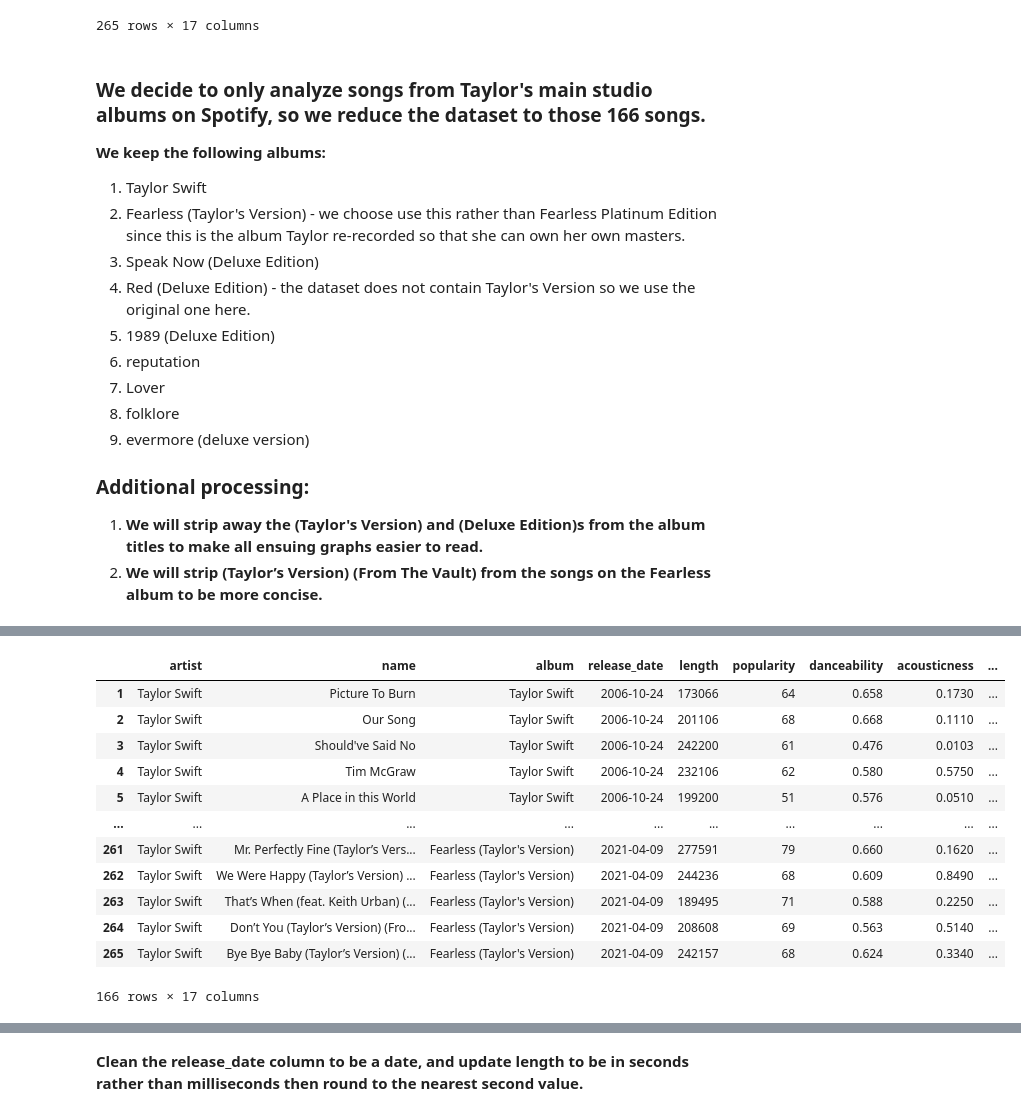
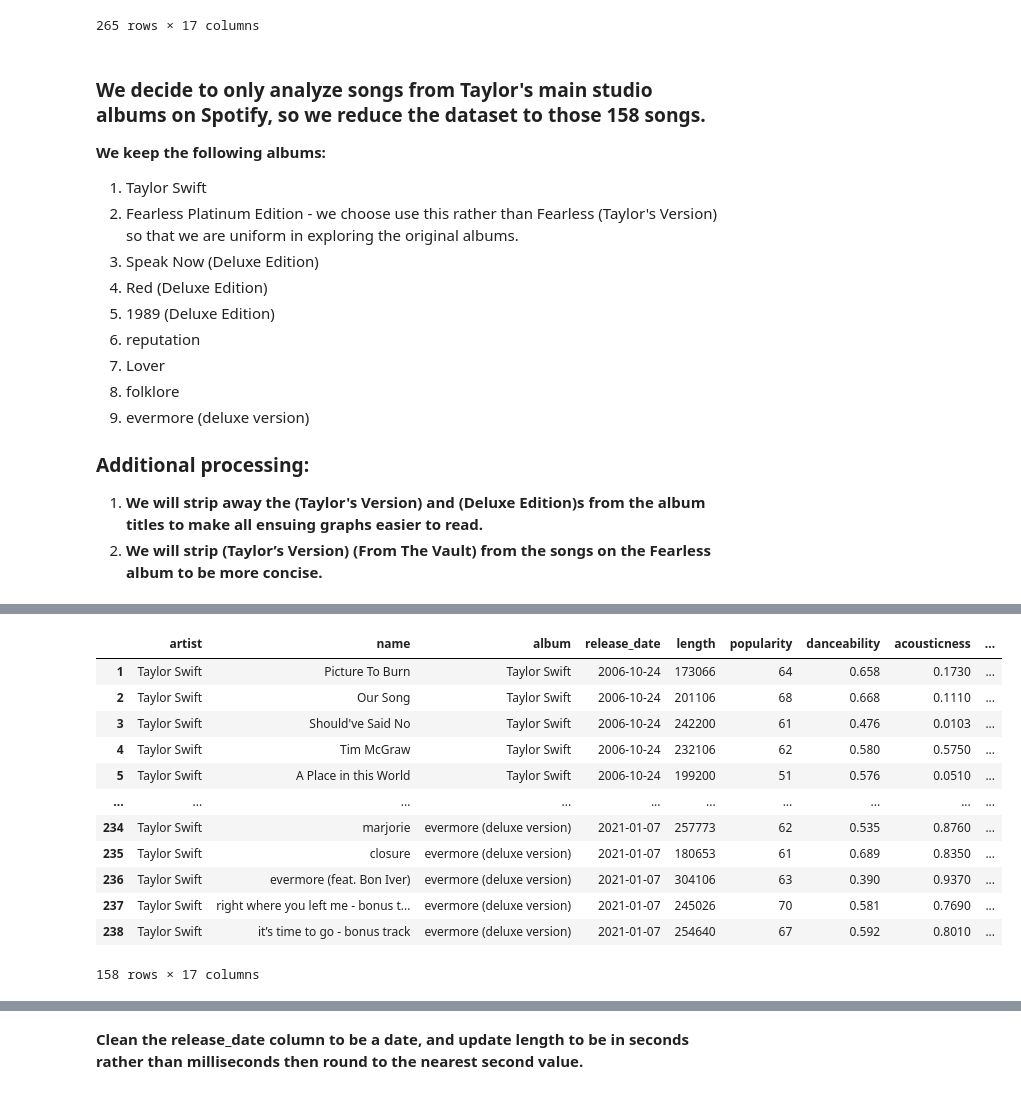
Before and after one commit to Wilb11/t-swift, a Jupyter notebook: taylor-swift-song-analysis.ipynb, the cells around one changed output, grey strips where cells are left out. Cells and saved outputs as stored; diff of their text form; code cells hidden in the pictures.

```diff
--- a/taylor-swift-song-analysis.ipynb
+++ b/taylor-swift-song-analysis.ipynb
@@ -42,12 +42,12 @@ df
 | 265 | Taylor Swift | Bye Bye Baby (Taylor’s Version) (... | Fearless (Taylor's Version) | 2021-04-09 | 242157 | 68 | 0.624 | 0.3340 | ... |
 265 rows × 17 columns
 # %% [markdown]
-### We decide to only analyze songs from Taylor's main studio albums on Spotify, so we reduce the dataset to those 166 songs.
+### We decide to only analyze songs from Taylor's main studio albums on Spotify, so we reduce the dataset to those 158 songs.
 **We keep the following albums:**
 1. Taylor Swift
-2. Fearless (Taylor's Version) - we choose use this rather than Fearless Platinum Edition since this is the album Taylor re-recorded so that she can own her own masters.
+2. Fearless Platinum Edition  - we choose use this rather than Fearless (Taylor's Version) so that we are uniform in exploring the original albums.
 3. Speak Now (Deluxe Edition)
-4. Red (Deluxe Edition) - the dataset does not contain Taylor's Version so we use the original one here.
+4. Red (Deluxe Edition)
 5. 1989 (Deluxe Edition)
 6. reputation
 7. Lover
@@ -80,24 +80,24 @@ You Need To Calm Down (Clean Bandit Remix)
 Name: album, dtype: int64
 # %%
 # filter the df for only the albums we want
-albums_to_keep = ["Taylor Swift", "Fearless (Taylor's Version)", "Speak Now (Deluxe Edition)","Red (Deluxe Edition)",
+albums_to_keep = ["Taylor Swift", "Fearless Platinum Edition", "Speak Now (Deluxe Edition)","Red (Deluxe Edition)",
                   "1989 (Deluxe Edition)", "reputation", "Lover", "folklore", "evermore (deluxe version)"]
 
 df = df[df['album'].isin(albums_to_keep)]
 df
 # %% [output]
 |  | artist | name | album | release_date | length | popularity | danceability | acousticness | ... |
 | 1 | Taylor Swift | Picture To Burn | Taylor Swift | 2006-10-24 | 173066 | 64 | 0.658 | 0.1730 | ... |
 | 2 | Taylor Swift | Our Song | Taylor Swift | 2006-10-24 | 201106 | 68 | 0.668 | 0.1110 | ... |
 | 3 | Taylor Swift | Should've Said No | Taylor Swift | 2006-10-24 | 242200 | 61 | 0.476 | 0.0103 | ... |
 | 4 | Taylor Swift | Tim McGraw | Taylor Swift | 2006-10-24 | 232106 | 62 | 0.580 | 0.5750 | ... |
 | 5 | Taylor Swift | A Place in this World | Taylor Swift | 2006-10-24 | 199200 | 51 | 0.576 | 0.0510 | ... |
 | ... | ... | ... | ... | ... | ... | ... | ... | ... | ... |
-| 261 | Taylor Swift | Mr. Perfectly Fine (Taylor’s Vers... | Fearless (Taylor's Version) | 2021-04-09 | 277591 | 79 | 0.660 | 0.1620 | ... |
-| 262 | Taylor Swift | We Were Happy (Taylor’s Version) ... | Fearless (Taylor's Version) | 2021-04-09 | 244236 | 68 | 0.609 | 0.8490 | ... |
-| 263 | Taylor Swift | That’s When (feat. Keith Urban) (... | Fearless (Taylor's Version) | 2021-04-09 | 189495 | 71 | 0.588 | 0.2250 | ... |
-| 264 | Taylor Swift | Don’t You (Taylor’s Version) (Fro... | Fearless (Taylor's Version) | 2021-04-09 | 208608 | 69 | 0.563 | 0.5140 | ... |
-| 265 | Taylor Swift | Bye Bye Baby (Taylor’s Version) (... | Fearless (Taylor's Version) | 2021-04-09 | 242157 | 68 | 0.624 | 0.3340 | ... |
+| 234 | Taylor Swift | marjorie | evermore (deluxe version) | 2021-01-07 | 257773 | 62 | 0.535 | 0.8760 | ... |
+| 235 | Taylor Swift | closure | evermore (deluxe version) | 2021-01-07 | 180653 | 61 | 0.689 | 0.8350 | ... |
+| 236 | Taylor Swift | evermore (feat. Bon Iver) | evermore (deluxe version) | 2021-01-07 | 304106 | 63 | 0.390 | 0.9370 | ... |
+| 237 | Taylor Swift | right where you left me - bonus t... | evermore (deluxe version) | 2021-01-07 | 245026 | 70 | 0.581 | 0.7690 | ... |
+| 238 | Taylor Swift | it’s time to go - bonus track | evermore (deluxe version) | 2021-01-07 | 254640 | 67 | 0.592 | 0.8010 | ... |
-166 rows × 17 columns
+158 rows × 17 columns
 # %%
 # strip the suffixes from the album names
```
Also changed, not shown: parts of 18 cells of this notebook, 4 other files.
